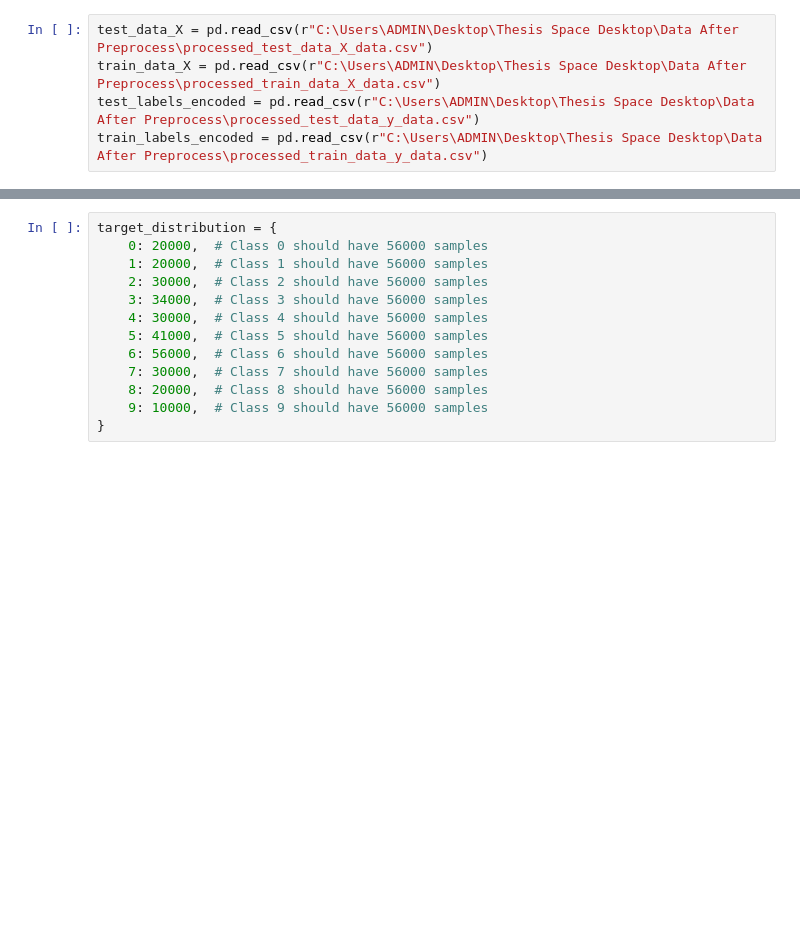
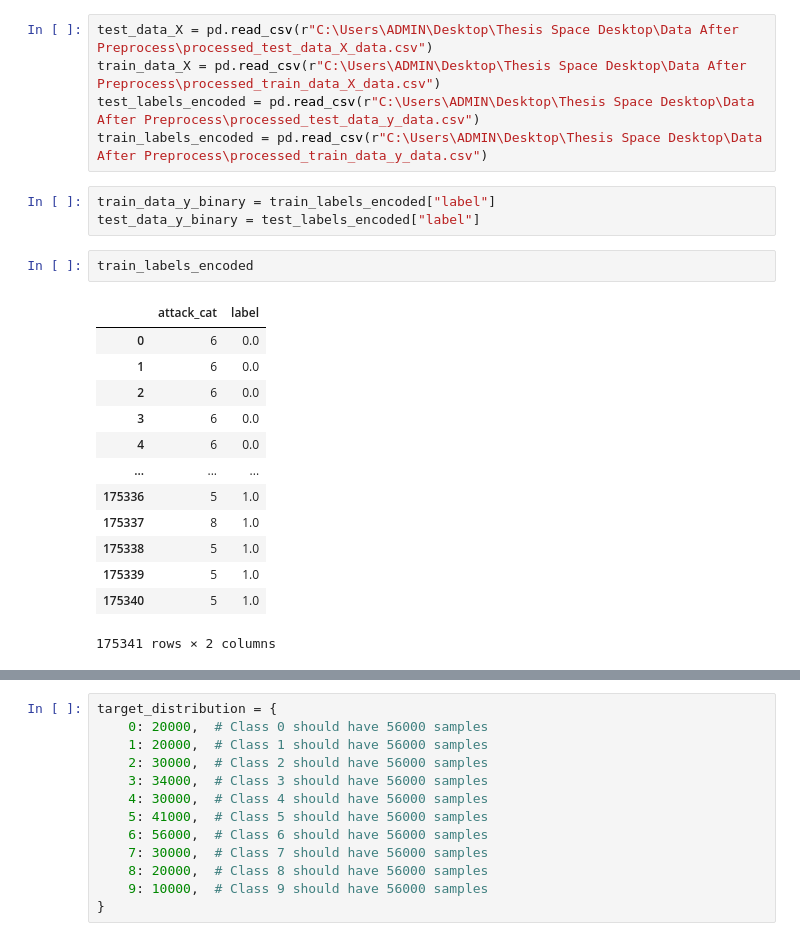
Before and after one commit to MiguelGaspar01/Thesis-Space, a Jupyter notebook: pv_Efficient-Kan UNSW-NB15.ipynb, the cells around one changed output, grey strips where cells are left out. Cells and saved outputs as stored; diff of their text form; blank space fills up the shorter version.

Commit message:
added label binary to main

```diff
--- a/pv_Efficient-Kan UNSW-NB15.ipynb
+++ b/pv_Efficient-Kan UNSW-NB15.ipynb
@@ -40,6 +40,25 @@ test_data_X = pd.read_csv(r"C:\Users\ADMIN\Desktop\Thesis Space Desktop\Data Aft
 train_data_X = pd.read_csv(r"C:\Users\ADMIN\Desktop\Thesis Space Desktop\Data After Preprocess\processed_train_data_X_data.csv")
 test_labels_encoded = pd.read_csv(r"C:\Users\ADMIN\Desktop\Thesis Space Desktop\Data After Preprocess\processed_test_data_y_data.csv")
 train_labels_encoded = pd.read_csv(r"C:\Users\ADMIN\Desktop\Thesis Space Desktop\Data After Preprocess\processed_train_data_y_data.csv")
+# %%
+train_data_y_binary = train_labels_encoded["label"]
+test_data_y_binary = test_labels_encoded["label"]
+# %%
+train_labels_encoded
+# %% [output]
+|  | attack_cat | label |
+| 0 | 6 | 0.0 |
+| 1 | 6 | 0.0 |
+| 2 | 6 | 0.0 |
+| 3 | 6 | 0.0 |
+| 4 | 6 | 0.0 |
+| ... | ... | ... |
+| 175336 | 5 | 1.0 |
+| 175337 | 8 | 1.0 |
+| 175338 | 5 | 1.0 |
+| 175339 | 5 | 1.0 |
+| 175340 | 5 | 1.0 |
+175341 rows × 2 columns
 # %%
 train_labels_encoded.value_counts()
 # %% [output]
```
Also changed, not shown: parts of 11 cells of this notebook, 2 other files.
